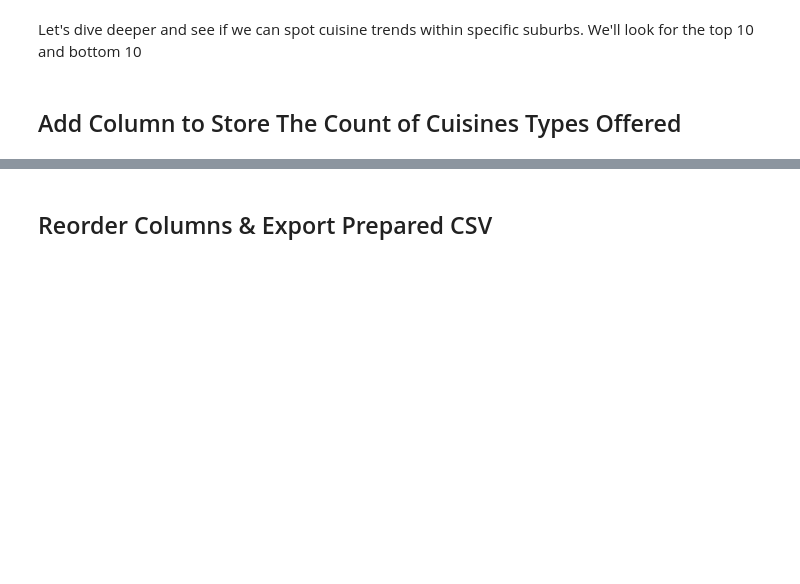
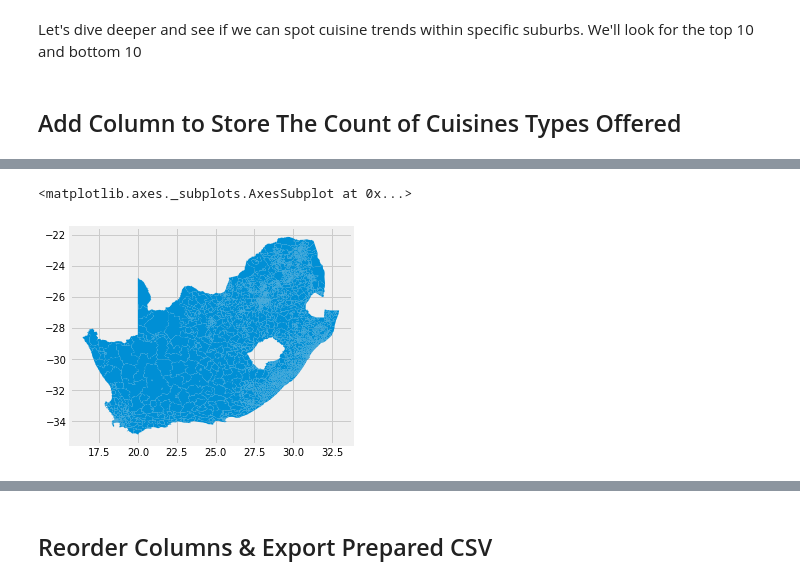
Before and after one commit to dorond/zomato-ct-analysis, a Jupyter notebook: Part 1 - Data Download and Preparation.ipynb, the cells around one changed output, grey strips where cells are left out. Cells and saved outputs as stored; diff of their text form; code cells hidden in the pictures; blank space fills up the shorter version.

```diff
--- a/Part 1 - Data Download and Preparation.ipynb
+++ b/Part 1 - Data Download and Preparation.ipynb
@@ -764,0 +912,6 @@ data[["cuisines", "cuisine_count"]].sample(10)
+# %%
+import geopandas as gpd
+fp = "geo-spatial/Wards2011.shp"
+wards_sa = gpd.read_file(fp)
+print(wards_sa.shape)
+wards_sa.head()
@@ -764,0 +926,5 @@ data[["cuisines", "cuisine_count"]].sample(10)
+# %%
+wards_sa.plot()
+# %% [output]
+<matplotlib.axes._subplots.AxesSubplot at 0x...>
+[figure, added]
```
Also changed, not shown: parts of 35 cells of this notebook, 2 other files.
